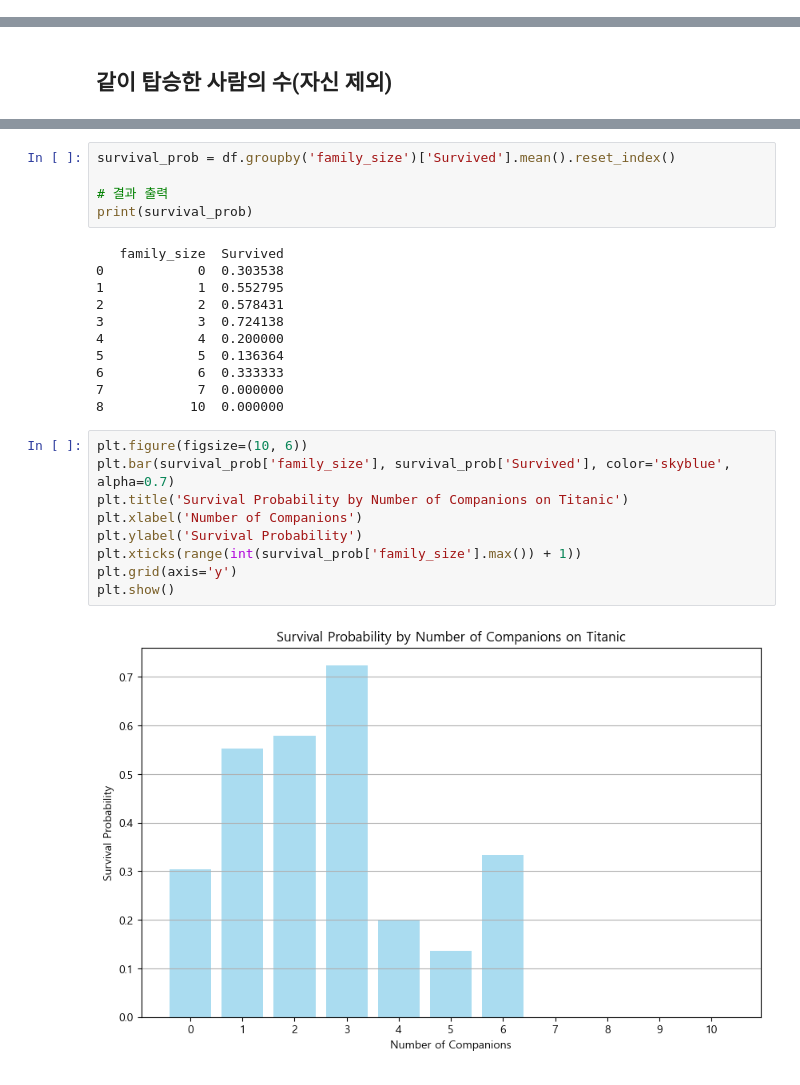
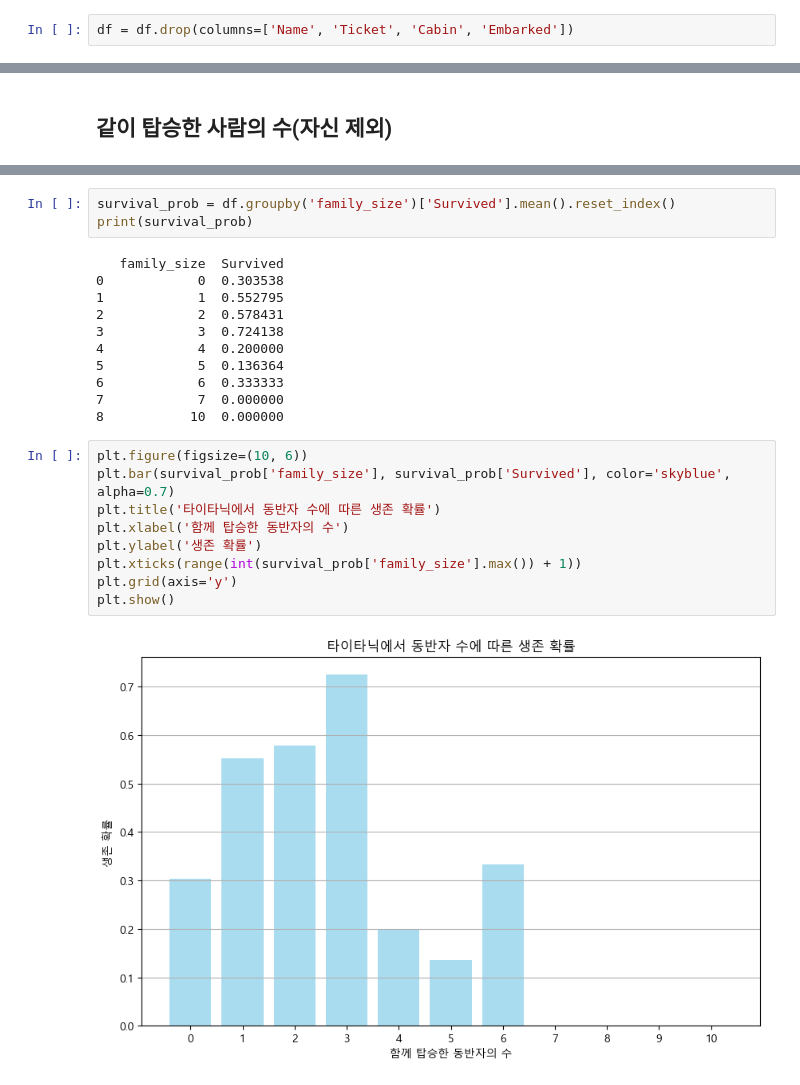
Before and after one commit to chasangho415/urban-enigma, a Jupyter notebook: assignment.ipynb, the cells around one changed output, grey strips where cells are left out. Drawn from its saved outputs; the diff is of its cells as text.

```diff
--- a/assignment.ipynb
+++ b/assignment.ipynb
@@ -32,6 +32,8 @@ Pclass
 1    216
 2    184
 Name: count, dtype: int64
+# %%
+df = df.drop(columns=['Name', 'Ticket', 'Cabin', 'Embarked'])
 # %%
 sorted_pclass_3 = df[(df['Pclass'] == 3) & (df['Fare'] > 0)].sort_values(by='Fare', ascending=True)
 print(sorted_pclass_3.to_string(max_rows=10))
@@ -144,7 +146,5 @@ plt.show()
 # %%
 survival_prob = df.groupby('family_size')['Survived'].mean().reset_index()
-
-# 결과 출력
 print(survival_prob)
 # %% [output]
    family_size  Survived
@@ -160,11 +160,11 @@ print(survival_prob)
 # %%
 plt.figure(figsize=(10, 6))
 plt.bar(survival_prob['family_size'], survival_prob['Survived'], color='skyblue', alpha=0.7)
-plt.title('Survival Probability by Number of Companions on Titanic')
-plt.xlabel('Number of Companions')
-plt.ylabel('Survival Probability')
+plt.title('타이타닉에서 동반자 수에 따른 생존 확률')
+plt.xlabel('함께 탑승한 동반자의 수')
+plt.ylabel('생존 확률')
 plt.xticks(range(int(survival_prob['family_size'].max()) + 1))
 plt.grid(axis='y')
 plt.show()
 # %% [output]
-[figure, old version]
+[figure, new version]
```
Also changed, not shown: parts of 10 cells of this notebook, 1 other file.
